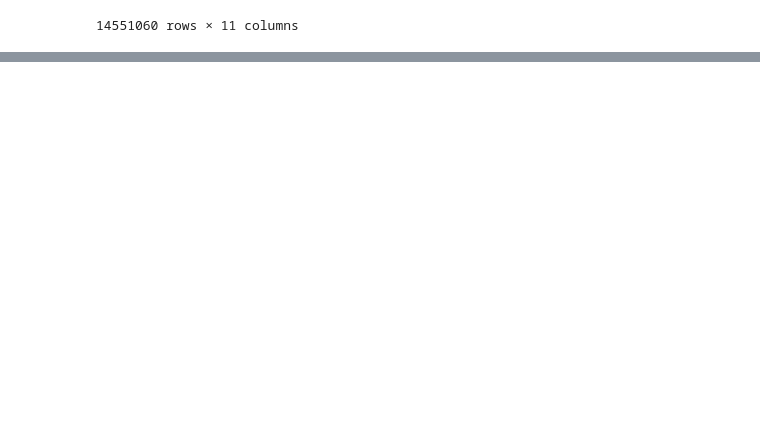
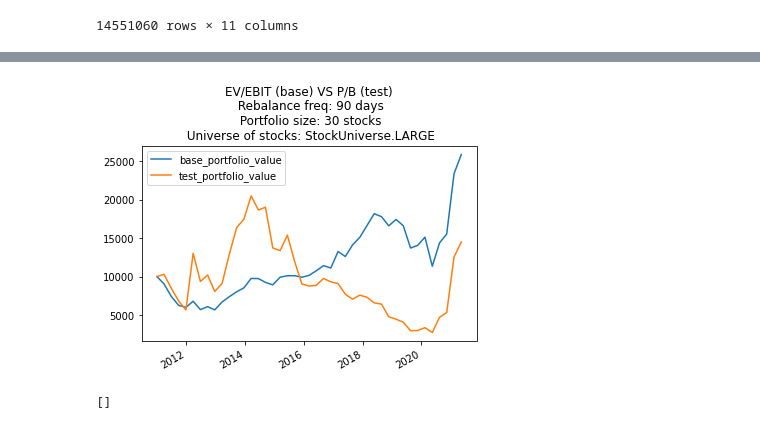
Before and after one commit to Olshansk/tip, a Jupyter notebook: Backtest.ipynb, the cells around one changed output, grey strips where cells are left out. Drawn from its saved outputs; the diff is of its cells as text; code cells hidden in the pictures; blank space fills up the shorter version.

```diff
--- a/Backtest.ipynb
+++ b/Backtest.ipynb
@@ -421,0 +476,53 @@ BackTestResult(df=            base_basket_price  base_portfolio_value  test_bask
+# %%
+plot_backtest(df_res, base_metric, test_metric, 90, PORTFOLIO_SIZE, stocks_universe)
+# %% [output]
+[figure, added]
+# %%
+def tuple_array_to_df(tuple_arr):
+    df = pd.DataFrame.from_records(tuple_arr, columns=['ticker', 'before', 'after'])
+    df['ticker'] = df['ticker'].str.replace("'", "")
+    return df
+
+def per_stocks_up(tupple_arr):
+    return f'{round(100 * sum([1 for (ticker, before, after) in tupple_arr if (after > before)]) / len(tupple_arr), 2)}%'
+
+def p_change(r):
+    return f'{round(100 * (r.prev_base_portfolio_curr_price - r.prev_base_portfolio_prev_price ) / r.prev_base_portfolio_prev_price, 2)}%'
+
+def p_change2(r):
+    return f'{round(100 * (r.after - r.before ) / r.before, 2)}%'
+
+def get_date_based_df(df_debug, date):
+    df_date = df_debug.loc[date]
+    tuple_arr = df_date['prev_base_portfolio']
+    df = tuple_array_to_df(tuple_arr)
+    tickers_closed = [str(s) for s in df_date['tickers_closed']]
+    df['up'] = df.apply(lambda r: r['after'] > r['before'], axis=1)
+    df['per_change'] = df.apply(lambda r: p_change2(r), axis=1)
+    print(tickers_closed)
+    df['did_close'] = df.apply(lambda r: "Closed" if str(r.ticker) in tickers_closed else "", axis=1)
+    df = df.sort_values(by='per_change', key=lambda col: col.map(lambda v: float(v[:-1])))
+    summary_row = [
+        'Summary / Total ',
+        round(sum(df['before']), 20),
+        round(sum(df['after']), 20),
+        f"{round(100 * sum(df['up']) / len(df['up']))}%",
+        f"{round(statistics.mean([float(p[:-1]) for p in df['per_change']]), 2)}%",
+        ""
+    ]
+    df.loc[len(df.index)] = summary_row
+    return df
+
+date_investigation = rebalance_dates[7]
+
+df_debug['per_stock_up'] = df_debug.apply(lambda r: per_stocks_up(list(r.prev_base_portfolio)), axis=1)
+df_debug['portfolio_change'] = df_debug.apply(lambda r: p_change(r), axis=1)
+
+df_debug_readable = df_debug.copy()
+df_debug_readable['num_tickers_closed'] = df_debug_readable.apply(lambda r: len(r.tickers_closed), axis=1)
+df_debug_readable = df_debug.drop(['tickers_closed', 'prev_base_portfolio', 'new_base_portfolio', 'new_base_portfolio_value'], axis=1)
+df_debug_readable.rename(columns={'prev_base_portfolio_prev_price': 'prev', 'prev_base_portfolio_curr_price': 'curr'}, inplace=True)
+
+df_date = get_date_based_df(df_debug, date_investigation)
+# %% [output]
+[]
```
Also changed, not shown: parts of 20 cells of this notebook, 2 other files.
